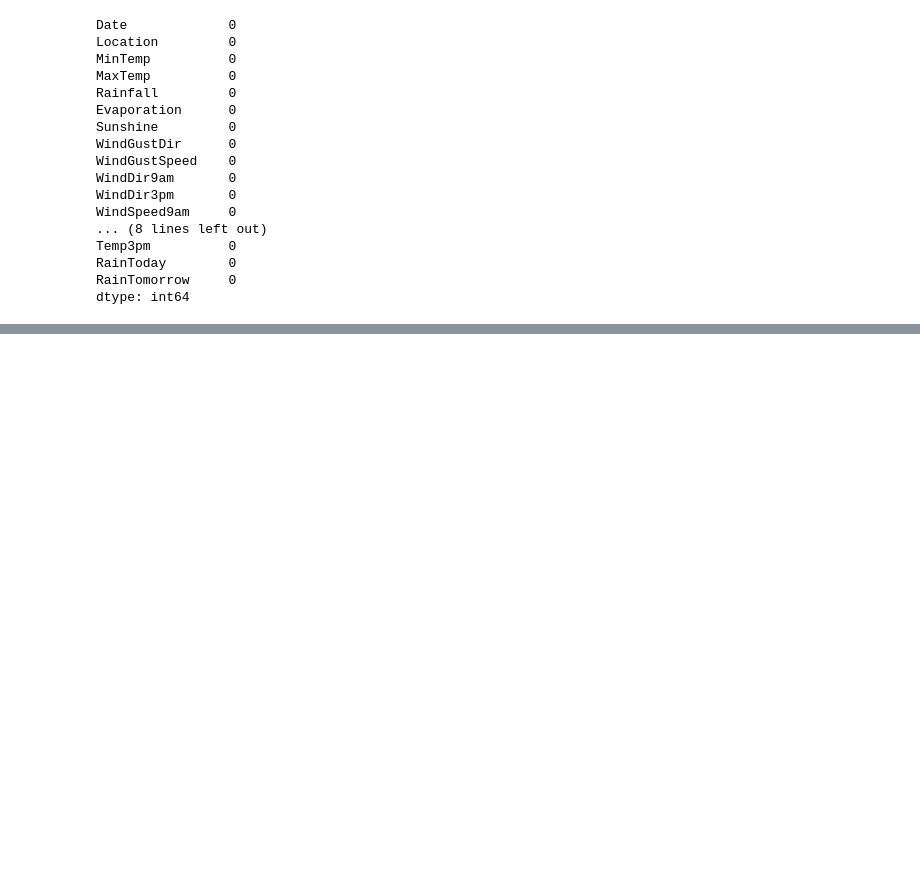
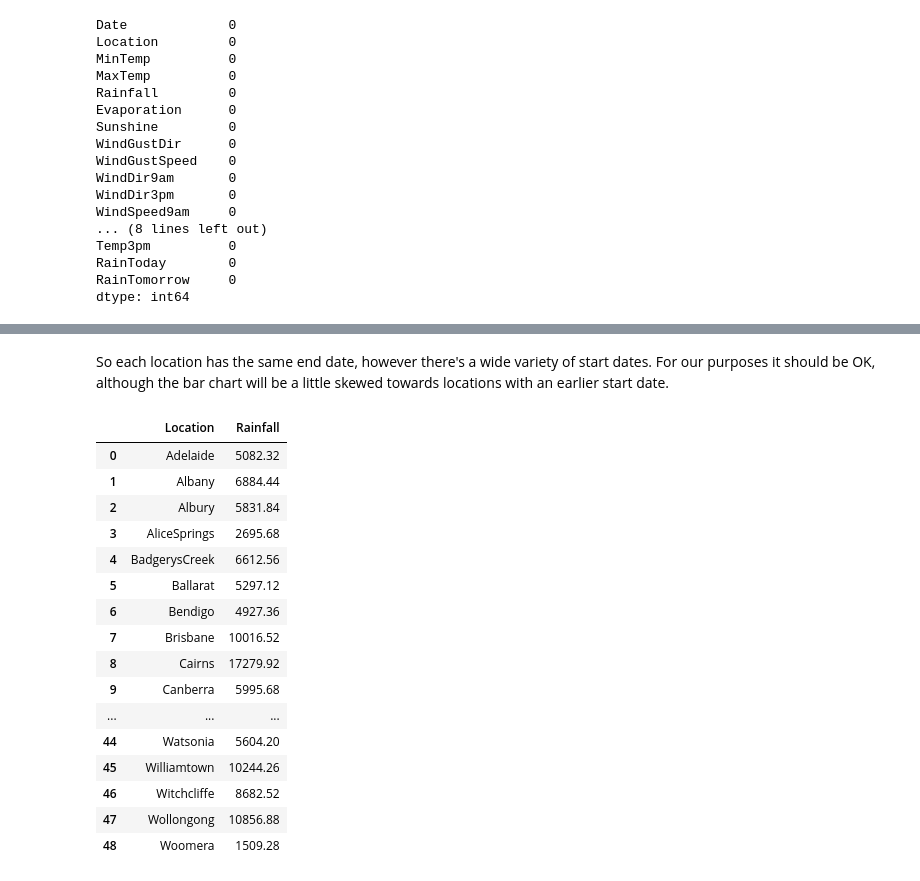
Before and after one commit to nickbartram/Australia_Rainfall, a Jupyter notebook: aus_rain.ipynb, the cells around one changed output, grey strips where cells are left out. Drawn from its saved outputs; the diff is of its cells as text; code cells hidden in the pictures; blank space fills up the shorter version.

```diff
--- a/aus_rain.ipynb
+++ b/aus_rain.ipynb
@@ -88,0 +145,23 @@ dtype: int64
+# %% [markdown]
+So each location has the same end date, however there's a wide variety of start dates. For our purposes it should be OK, although the bar chart will be a little skewed towards locations with an earlier start date.
+# %%
+rainfall_sum = df.groupby('Location')['Rainfall'].sum().reset_index()
+rainfall_sum
+# %% [output]
+|  | Location | Rainfall |
+| 0 | Adelaide | 5082.32 |
+| 1 | Albany | 6884.44 |
+| 2 | Albury | 5831.84 |
+| 3 | AliceSprings | 2695.68 |
+| 4 | BadgerysCreek | 6612.56 |
+| 5 | Ballarat | 5297.12 |
+| 6 | Bendigo | 4927.36 |
+| 7 | Brisbane | 10016.52 |
+| 8 | Cairns | 17279.92 |
+| 9 | Canberra | 5995.68 |
+| ... | ... | ... |
+| 44 | Watsonia | 5604.20 |
+| 45 | Williamtown | 10244.26 |
+| 46 | Witchcliffe | 8682.52 |
+| 47 | Wollongong | 10856.88 |
+| 48 | Woomera | 1509.28 |
```
Also changed, not shown: parts of 8 cells of this notebook.
